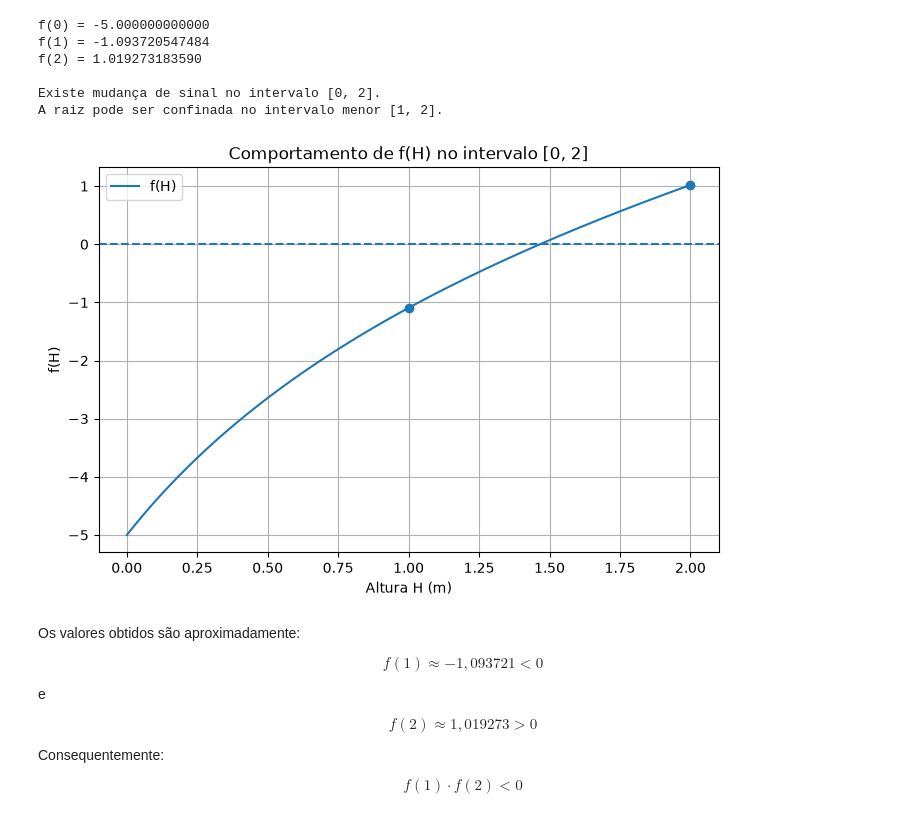
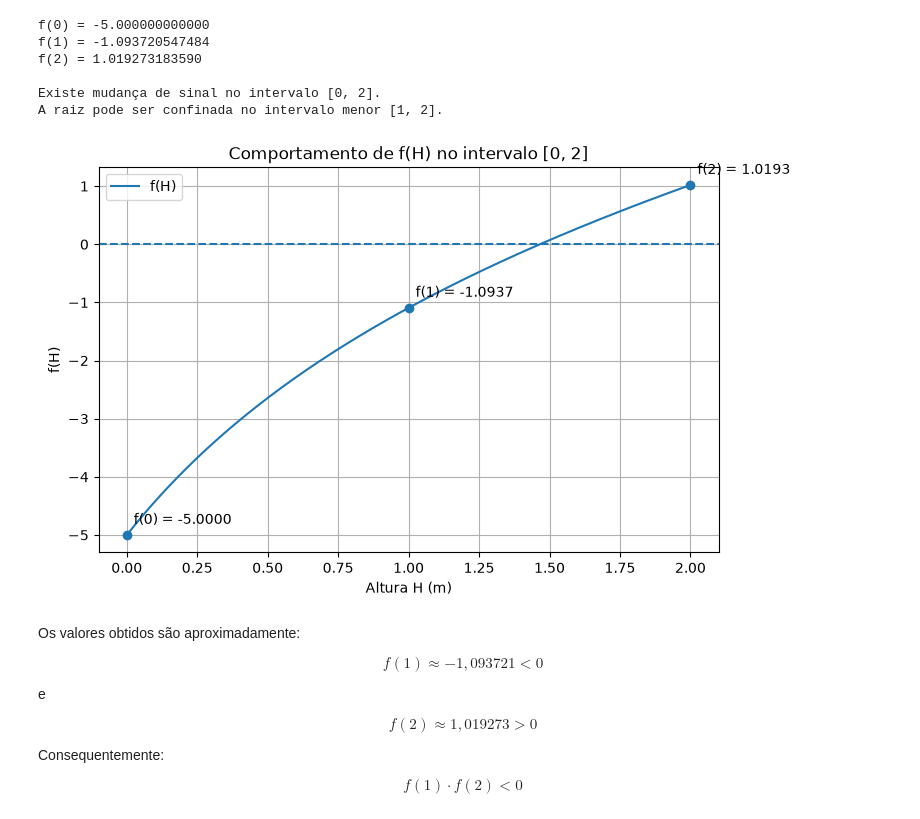
Before and after one commit to Amanda-Aziz/Projeto-de-Metodos-Numericos, a Jupyter notebook: notebooks/aplicacao_analise_comparativa_metodos_numericos.ipynb, the cells around one changed output. Drawn from its saved outputs; the diff is of its cells as text; code cells hidden in the pictures.

```diff
--- a/notebooks/aplicacao_analise_comparativa_metodos_numericos.ipynb
+++ b/notebooks/aplicacao_analise_comparativa_metodos_numericos.ipynb
@@ -240,28 +240,43 @@ A raiz pode ser confinada no intervalo menor [1, 2].
 # %%
 H_valores = np.linspace(0, 2, 400)
 
 f_valores = [f(H) for H in H_valores]
 
 plt.figure(figsize=(8, 5))
 
 plt.plot(H_valores, f_valores, label="f(H)")
+
 plt.axhline(0, linestyle="--")
 
+# Pontos analisados
+pontos_H = [0, 1, 2]
+pontos_f = [f(H) for H in pontos_H]
+
 plt.scatter(
-    [1, 2],
-    [f(1), f(2)],
+    pontos_H,
+    pontos_f,
     zorder=3
 )
+
+# Identificação dos pontos
+for H in pontos_H:
+    plt.annotate(
+        f"f({H}) = {f(H):.4f}",
+        (H, f(H)),
+        xytext=(5, 8),
+        textcoords="offset points"
+    )
 
 plt.xlabel("Altura H (m)")
 plt.ylabel("f(H)")
 plt.title("Comportamento de f(H) no intervalo [0, 2]")
+
 plt.grid(True)
 plt.legend()
 
 plt.show()
 # %% [output]
-[figure, old version]
+[figure, new version]
 # %% [markdown]
 Os valores obtidos são aproximadamente:
 
```
